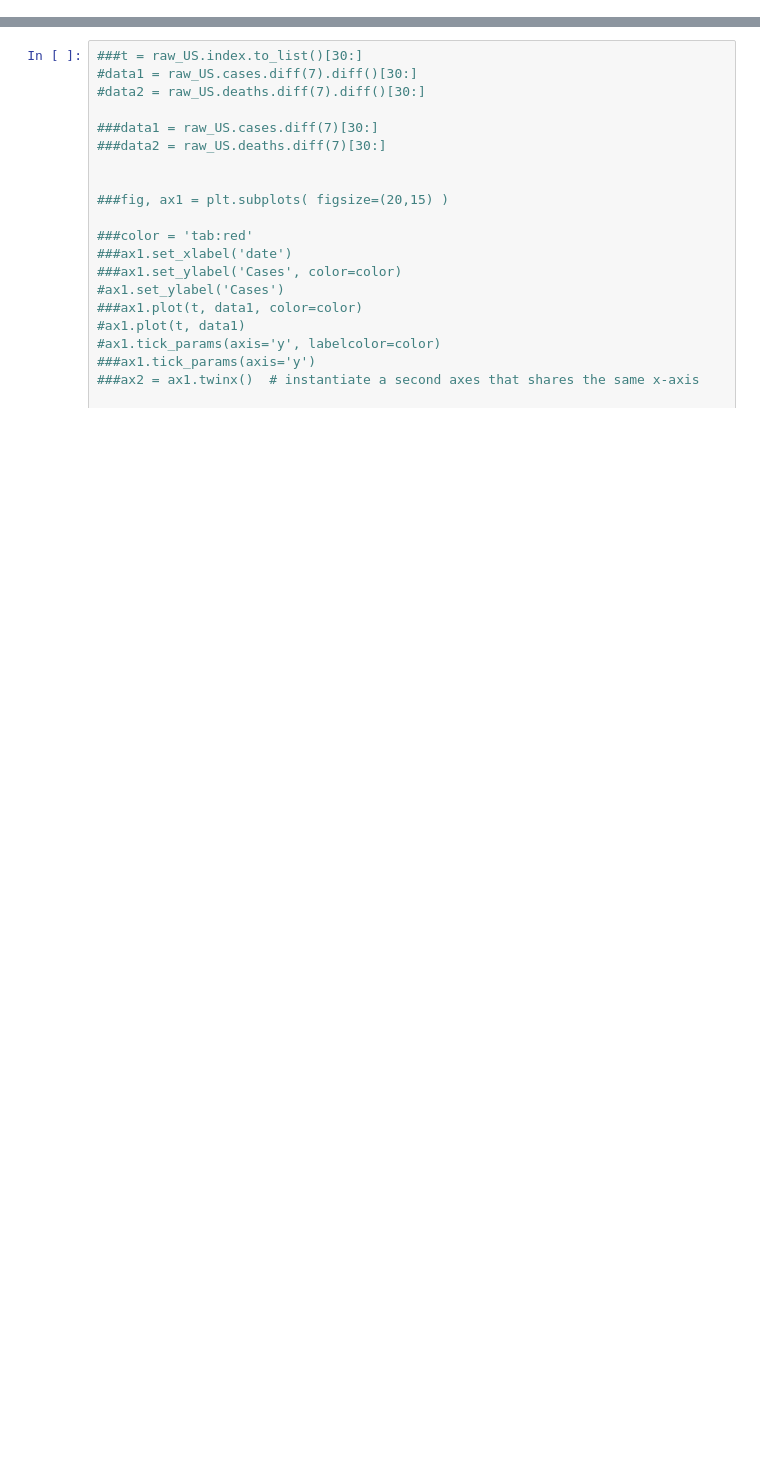
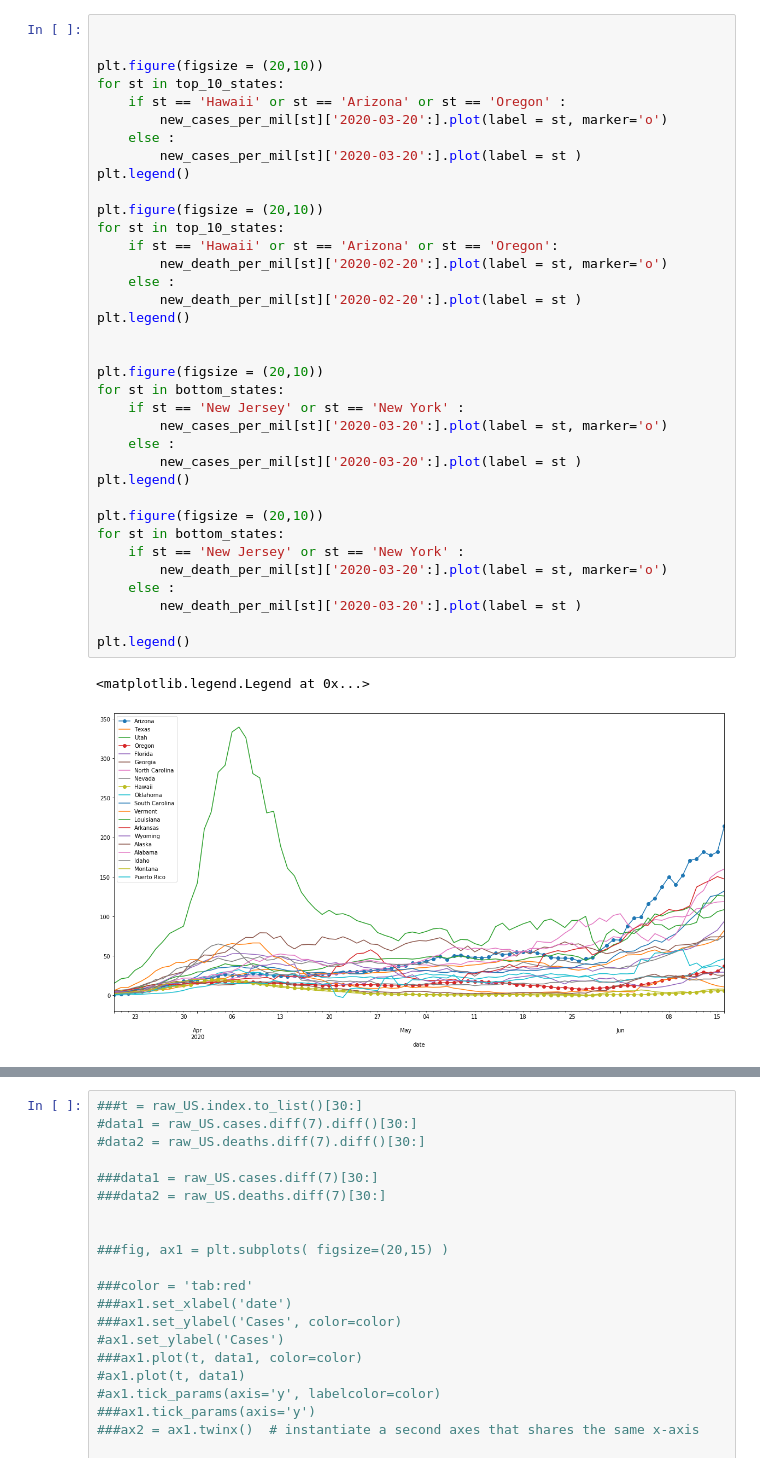
Before and after one commit to dviabhav/NYTCovidData, a Jupyter notebook: Covid19 file.ipynb, the cells around one changed output, grey strips where cells are left out. Cells and saved outputs as stored; diff of their text form; blank space fills up the shorter version.

```diff
--- a/Covid19 file.ipynb
+++ b/Covid19 file.ipynb
@@ -104,0 +185,39 @@ plt.plot(raw_US.deaths.diff(7)[30:], label = "weekly deaths")
+# %%
+
+
+plt.figure(figsize = (20,10))
+for st in top_10_states:
+    if st == 'Hawaii' or st == 'Arizona' or st == 'Oregon' :
+        new_cases_per_mil[st]['2020-03-20':].plot(label = st, marker='o')
+    else :
+        new_cases_per_mil[st]['2020-03-20':].plot(label = st )
+plt.legend()
+
+plt.figure(figsize = (20,10))
+for st in top_10_states:
+    if st == 'Hawaii' or st == 'Arizona' or st == 'Oregon':
+        new_death_per_mil[st]['2020-02-20':].plot(label = st, marker='o')
+    else :
+        new_death_per_mil[st]['2020-02-20':].plot(label = st )
+plt.legend()
+
+
+plt.figure(figsize = (20,10))
+for st in bottom_states:
+    if st == 'New Jersey' or st == 'New York' :
+        new_cases_per_mil[st]['2020-03-20':].plot(label = st, marker='o')
+    else :
+        new_cases_per_mil[st]['2020-03-20':].plot(label = st )
+plt.legend()
+
+plt.figure(figsize = (20,10))
+for st in bottom_states:
+    if st == 'New Jersey' or st == 'New York' :
+        new_death_per_mil[st]['2020-03-20':].plot(label = st, marker='o')
+    else :
+        new_death_per_mil[st]['2020-03-20':].plot(label = st )
+
+plt.legend()
+# %% [output]
+<matplotlib.legend.Legend at 0x...>
+[figure, added]
```
Also changed, not shown: parts of 14 cells of this notebook, 2 other files.
